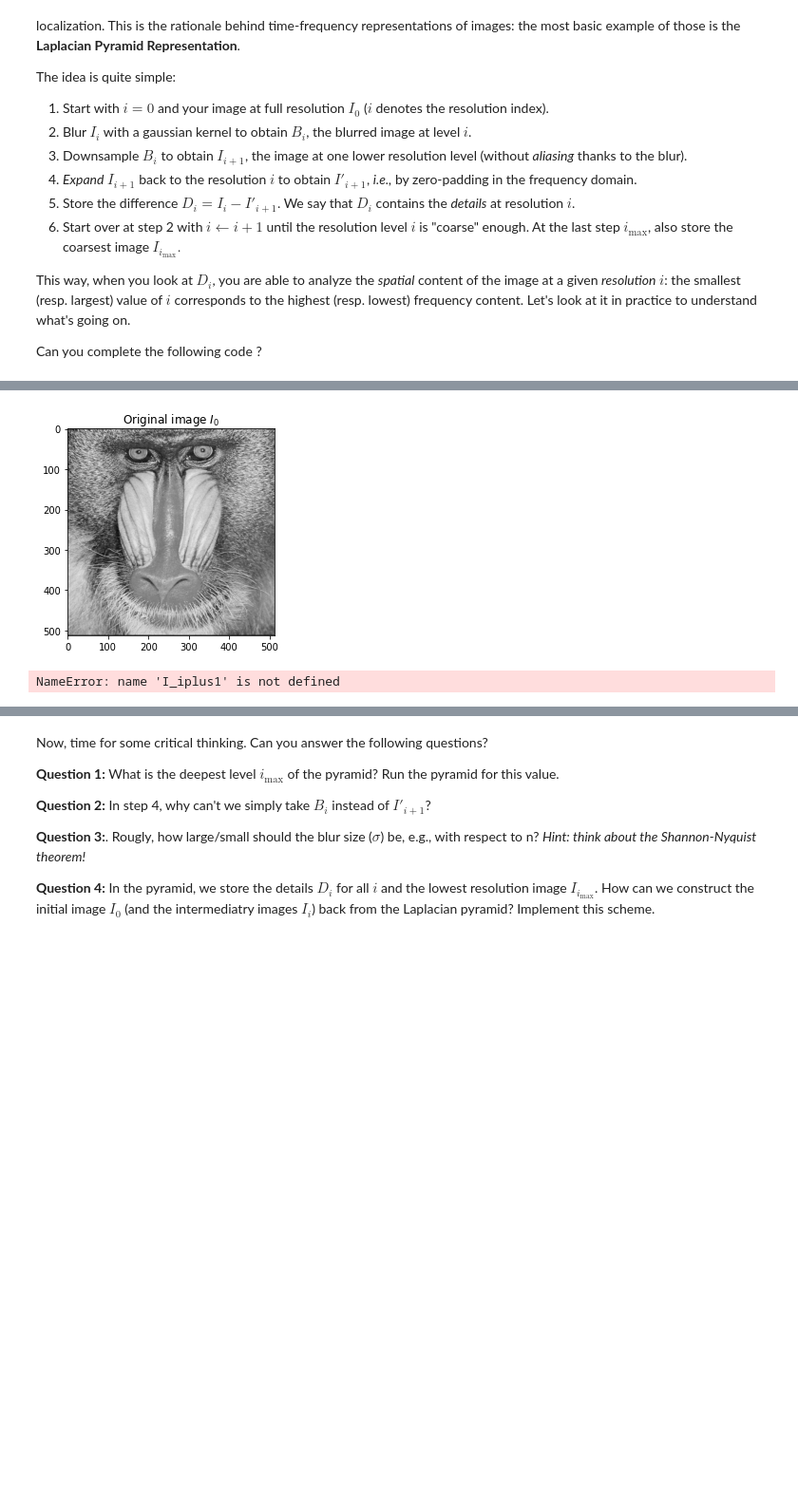
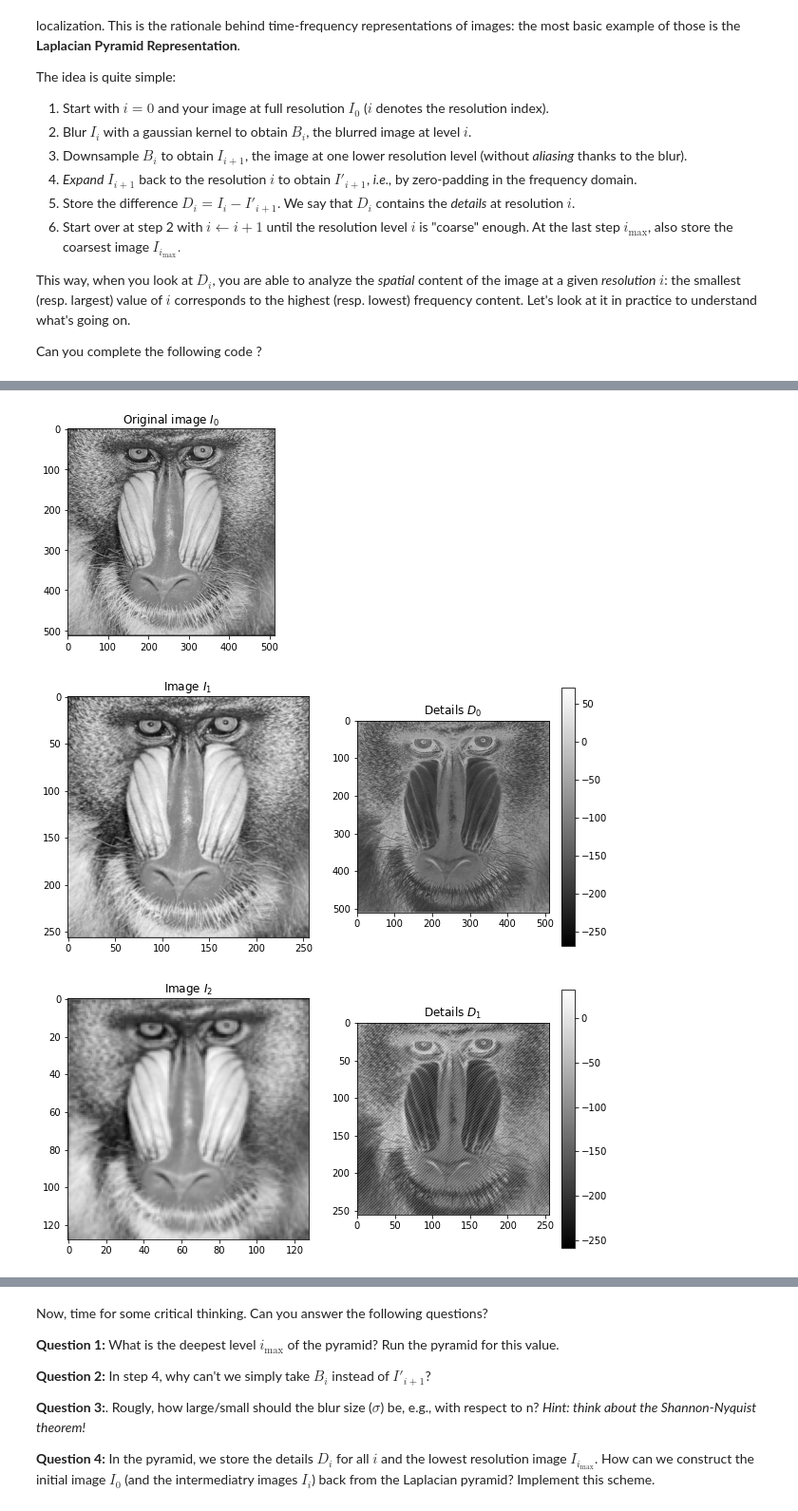
Before and after one commit to RomainGrx/LELEC2885-Practical-Sessions, a Jupyter notebook: TP1_student.ipynb, the cells around one changed output, grey strips where cells are left out. Shown at 95% size. Cells and saved outputs as stored; diff of their text form; code cells hidden in the pictures; blank space fills up the shorter version.

```diff
--- a/TP1_student.ipynb
+++ b/TP1_student.ipynb
@@ -82,7 +79,6 @@ def fast_convolution(image, kernel):
     In order to cope with those two problems, you can call resize_and_fix_origin defined
     above
     """
-
     kernel_pad = resize_and_fix_origin(kernel, image.shape)
 
     image_fft = np.fft.fft2(image)
@@ -91,9 +87,14 @@ def fast_convolution(image, kernel):
 
     fft_result = kernel_fft * image_fft
 
-    result = np.fft.ifft2(fft_result)
+    ifft = np.fft.ifft2(fft_result)
 
-    return np.real(result)
+    result = np.real(ifft)
+
+    # result of FFT functions are usually arrays of complex numbers. In the image domain,
+    # You are most likely interested in their real part only, just like your input was
+    # real only.
+    return result
 # %% [markdown]
 To be able to try these functions out, let us first initialize some gaussian kernel. This is also an opportunity to see how `resize_and_fix_origin` actually "fixes the origin" of the kernel.
 # %%
@@ -163,8 +164,8 @@ Can you complete the following code ?
 # %%
 def blur(I_i):
     """Blurs the image I_i for the Laplacian pyramid algorithm."""
-    kernel = gaussian_kernel(5., len(I_i))
-
+    # A gaussian kernel of standard deviation of 1 is sufficient. Why ? See below
+    kernel = gaussian_kernel(1, I_i.shape[0])
     B_i = fast_convolution(I_i, kernel)
 
     return B_i
@@ -172,6 +173,7 @@ def blur(I_i):
 def downSample(B_i):
     """Downsamples the image B_i by keeping one pixel out of two samples in each direction).
     This is called 2x2 data binning."""
+
     I_iplus1 = B_i[::2,::2]
 
     return I_iplus1
@@ -179,7 +181,20 @@ def downSample(B_i):
 def expand(I_iplus1):
     """Upsamples (interpolate on twice the size) I_iplus1 by zero-padding it in the frequency domain."""
 
-    # TODO
-    Iprime_iplus1 = None
+    # You can get inspiration from the way we use np.pad in resize_and_fix_origin
+    # Be careful to do the zero-padding at the right place in the frequency domain!
+    # (i.e., recall that fft.fft2 returns an array where the lowest (largest) frequencies
+    #  correspond to the entries [0,0], fftshift makes it more intuitive )
+
+    # There is one more subtelty to consider here:
+    # How do you make sure that the upsampled version has as much energy as the initial image before downsampling?
+    # See below. We can discuss further on the forum if you need help ;-)
+    H, W = I_iplus1.shape
+
+    fft_I_plus1 = np.fft.fft2(I_iplus1)
+
+    padded_fft_I_plus1 = np.pad(fft_I_plus1, ((int(np.floor(H/2)), int(np.ceil(H/2))), (int(np.floor(W/2)), int(np.ceil(W/2)))), 'constant', constant_values=0)
+
+    Iprime_iplus1 = np.fft.ifft2(padded_fft_I_plus1)
 
     return Iprime_iplus1
@@ -192,34 +227,42 @@ I_0 = baboon_gray # Some test image here
 I_i = I_0
 i_max = 3
 
 plt.imshow(I_i,cmap='gray')
 plt.title(r'Original image $I_0$')
 plt.show()
 
 pyramid = []
 
 # Build the Pyramid
 for i in range(i_max):
-    # TO COMPLETE
+    # First, let's blur the image
+    B_i = blur(I_i)
 
-    # Iterate
+    # Get the down sampled blured image
+    I_iplus1 = downSample(B_i)
+
+    I_prime_iplus1 = expand(I_iplus1)
+
+    D_i = I_prime_iplus1 - I_i
+
     I_i = I_iplus1
 
     plt.figure(figsize=(10,5))
     plt.subplot(121, title='Image $I_{}$'.format(i+1))
     plt.imshow(I_i,cmap='gray')
     plt.subplot(122, title='Details $D_{}$'.format(i))
-    plt.imshow(D_i,cmap='gray')
+    plt.imshow(np.real(D_i), cmap='gray')
     plt.colorbar() # Interesting, allows to observe how the details decrease in amplitude
     plt.show()
 
     pyramid.append(D_i)
 pyramid.append(I_i)
 
 plt.figure(figsize=(15,8))
 plt.title("The complete Laplacian Pyramid")
 plot_pyramid(pyramid)
 plt.show()
 # %% [output]
 [figure]
-NameError: name 'I_iplus1' is not defined
+[figure, added]
+[figure, added]
```
Also changed, not shown: parts of 6 cells of this notebook, 4 other files.
